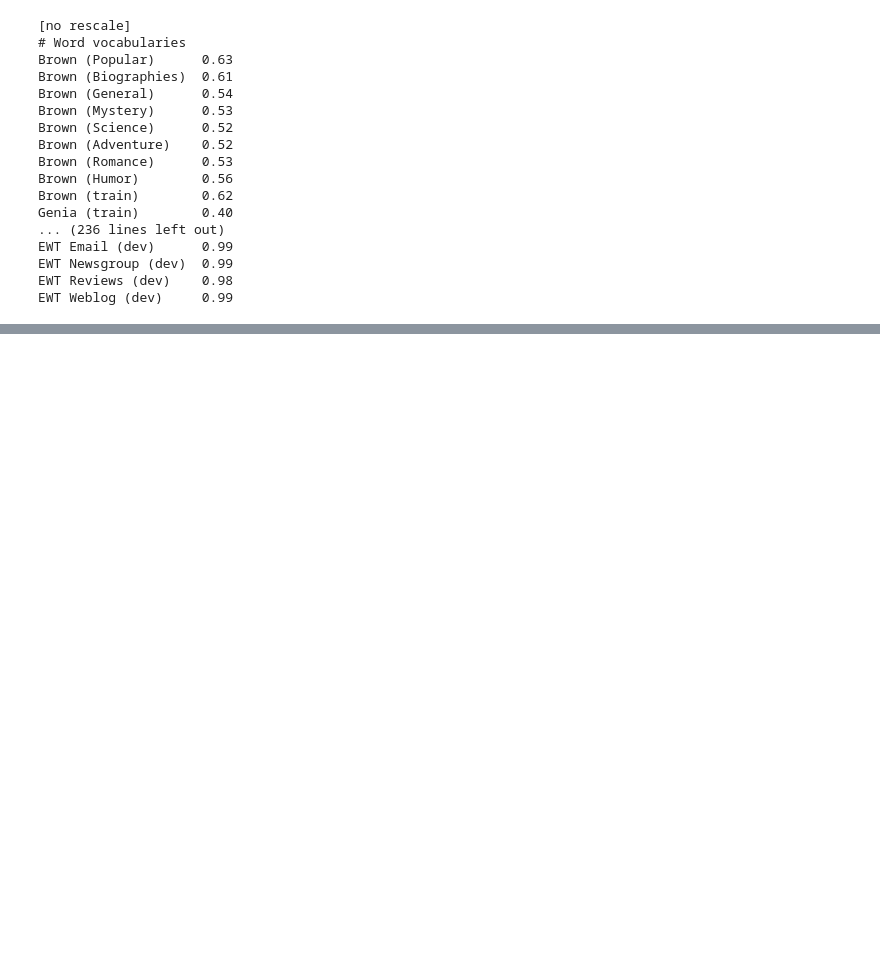
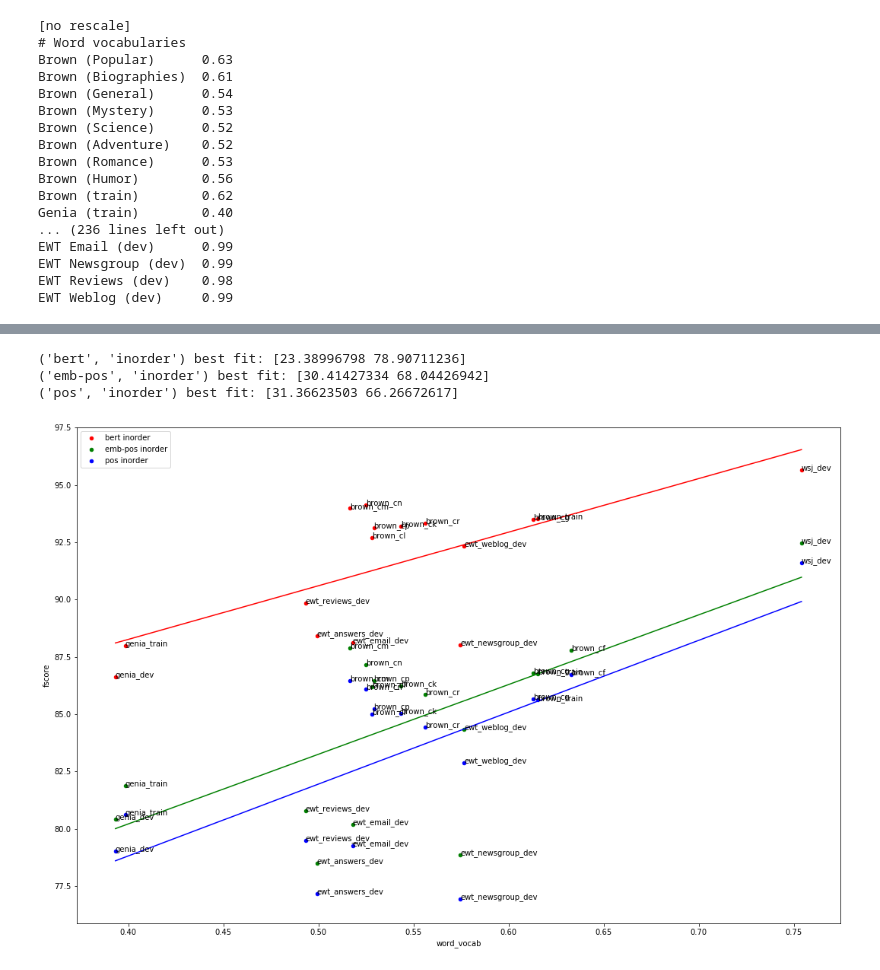
Before and after one commit to dpfried/parse-analysis, a Jupyter notebook: src/decode_analysis.ipynb, the cells around one changed output, grey strips where cells are left out. Cells and saved outputs as stored; diff of their text form; code cells hidden in the pictures; blank space fills up the shorter version.

Commit message:
Update decode analysis notebook with plots

```diff
--- a/src/decode_analysis.ipynb
+++ b/src/decode_analysis.ipynb
@@ -140,0 +205,4 @@ EWT Weblog (dev)     0.99
+# %%
+decodes_merged = decodes.merge(counts_intersection_rescale if RESCALE else counts_intersection_norescale , left_on='corpus_name', right_on='name')
+# %%
+grouped_decodes = decodes_merged.groupby(['corpus_name', 'lex_rep', 'parser'])[EVALB_COLS + CORPUS_STAT_COLS].mean()
@@ -140,0 +235,8 @@ EWT Weblog (dev)     0.99
+# %%
+def label_scatter(df, x_label='word_vocab', y_label='fscore', ax=None, color='b', **kwargs):
+    if ax is None:
+        fig, ax = plt.subplots(figsize=(18,12))
+    df.plot.scatter(x_label, y_label, ax=ax, c=color, **kwargs)
+    for k, v in df.reset_index().iterrows():
+        ax.annotate(v['corpus_name'], (v[x_label], v[y_label]))
+    return ax
@@ -140,0 +245,16 @@ EWT Weblog (dev)     0.99
+# %%
+def plot(grouped_decodes, x_label='word_vocab', y_label='fscore', parser_type='inorder', best_fit=False):
+    colors = ['r', 'g', 'b']
+    ix = 0
+    ax = None
+    for key, group in grouped_decodes.groupby(['lex_rep', 'parser']):
+        if key[1] != parser_type:
+            continue
+        ax = label_scatter(group, x_label=x_label, y_label=y_label, color=colors[ix], ax=ax, label=' '.join(key))
+        x = group[x_label]
+        y = group[y_label]
+        if best_fit:
+            coeff = np.polyfit(x, y, 1)
+            print("{} best fit: {}".format(key, coeff))
+            ax.plot(np.unique(x), np.poly1d(np.polyfit(x, y, 1))(np.unique(x)), color=colors[ix])
+        ix += 1
@@ -140,0 +265,7 @@ EWT Weblog (dev)     0.99
+# %%
+plot(grouped_decodes.dropna(), best_fit=True)
+# %% [output]
+('bert', 'inorder') best fit: [23.38996798 78.90711236]
+('emb-pos', 'inorder') best fit: [30.41427334 68.04426942]
+('pos', 'inorder') best fit: [31.36623503 66.26672617]
+[figure, added]
```
Also changed, not shown: parts of 20 cells of this notebook, 1 other file.
